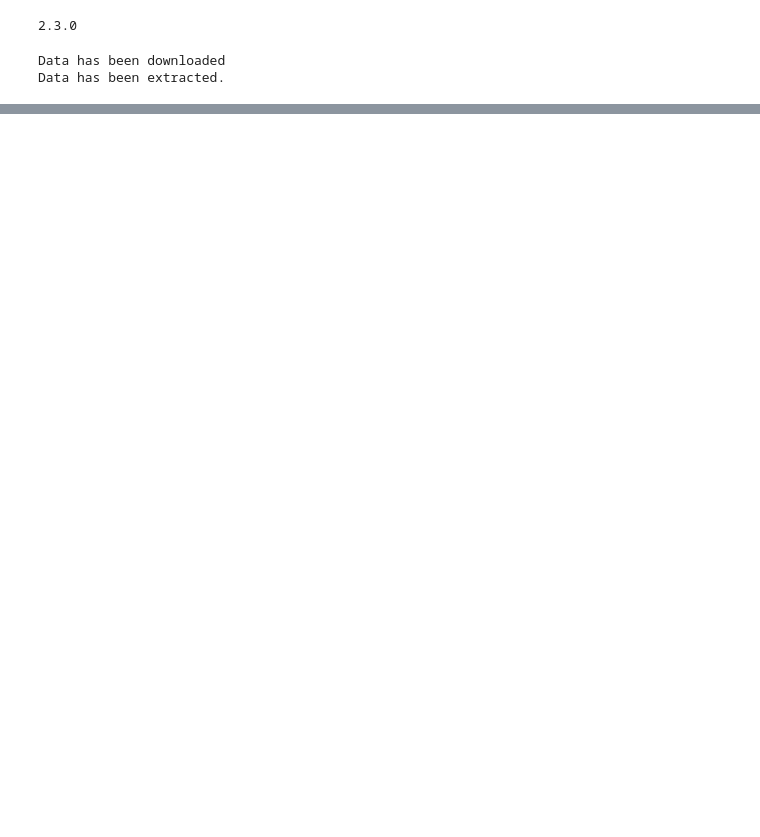
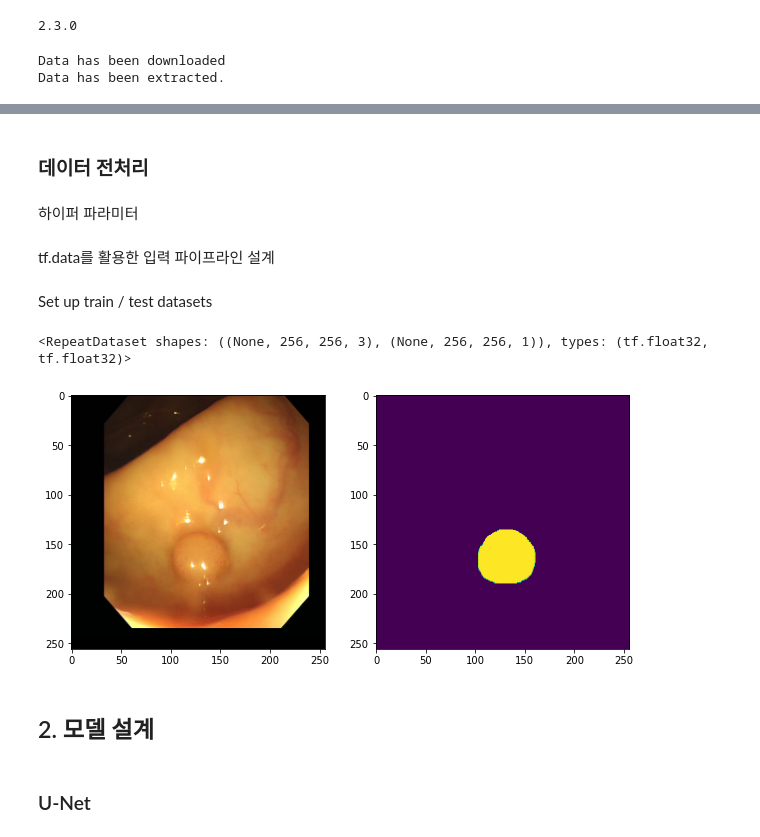
Before and after one commit to hwan27/aiffel, a Jupyter notebook: e/e27/Polyp_Detector.ipynb, the cells around one changed output, grey strips where cells are left out. Drawn from its saved outputs; the diff is of its cells as text; code cells hidden in the pictures; blank space fills up the shorter version.

```diff
--- a/e/e27/Polyp_Detector.ipynb
+++ b/e/e27/Polyp_Detector.ipynb
@@ -59,0 +116,4 @@ Data has been extracted.
+# %% [markdown]
+### 데이터 전처리
+# %% [markdown]
+하이퍼 파라미터
@@ -59,0 +127,2 @@ Data has been extracted.
+# %% [markdown]
+tf.data를 활용한 입력 파이프라인 설계
@@ -59,0 +162,9 @@ Data has been extracted.
+# %%
+def flip_img(horizontal_flip, tr_img, label_img):
+    if horizontal_flip:
+        flip_prob = tf.random.uniform([], 0.0, 1.0)
+        tr_img, label_img = tf.cond(tf.less(flip_prob, 0.5),
+                                   lambda: (tf.image.flip_left_right(tr_img),
+                                          tf.image.flip_left_right(label_img)),
+                                   lambda: (tr_img, label_img))
+    return tr_img, label_img
@@ -59,0 +187,41 @@ Data has been extracted.
+# %% [markdown]
+Set up train / test datasets
+# %%
+def get_baseline_dataset(filenames, labels, preproc_fn=functools.partial(_augment),
+                        threads=4, batch_size=batch_size, is_train=True):
+    num_x = len(filenames)
+    dataset = tf.data.Dataset.from_tensor_slices((filenames, labels))
+    dataset = dataset.map(_process_pathnames, num_parallel_calls=threads)
+
+    if is_train:
+        dataset = dataset.map(preproc_fn, num_parallel_calls=threads)
+        dataset = dataset.shuffle(num_x * 10)
+
+    dataset = dataset.batch(batch_size)
+    return dataset
+# %%
+train_dataset = get_baseline_dataset(x_train_filenames, y_train_filenames)
+train_dataset = train_dataset.repeat()
+
+test_dataset = get_baseline_dataset(x_test_filenames, y_test_filenames, is_train=False)
+
+train_dataset
+# %% [output]
+<RepeatDataset shapes: ((None, 256, 256, 3), (None, 256, 256, 1)), types: (tf.float32, tf.float32)>
+# %%
+for images, labels in train_dataset.take(1):
+    plt.figure(figsize=(10, 10))
+    img = images[0]
+
+    plt.subplot(1, 2, 1)
+    plt.imshow(img)
+
+    plt.subplot(1, 2, 2)
+    plt.imshow(labels[0, :, :, 0])
+    plt.show()
+# %% [output]
+[figure, added]
+# %% [markdown]
+## 2. 모델 설계
+# %% [markdown]
+### U-Net
```
Also changed, not shown: parts of 51 cells of this notebook.
